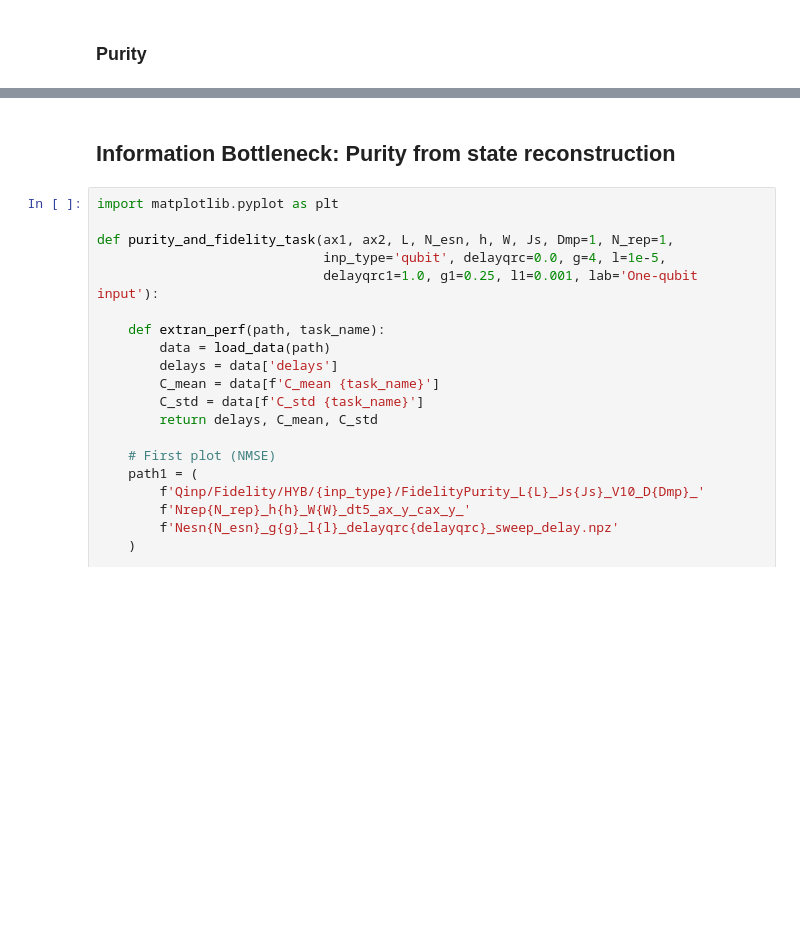
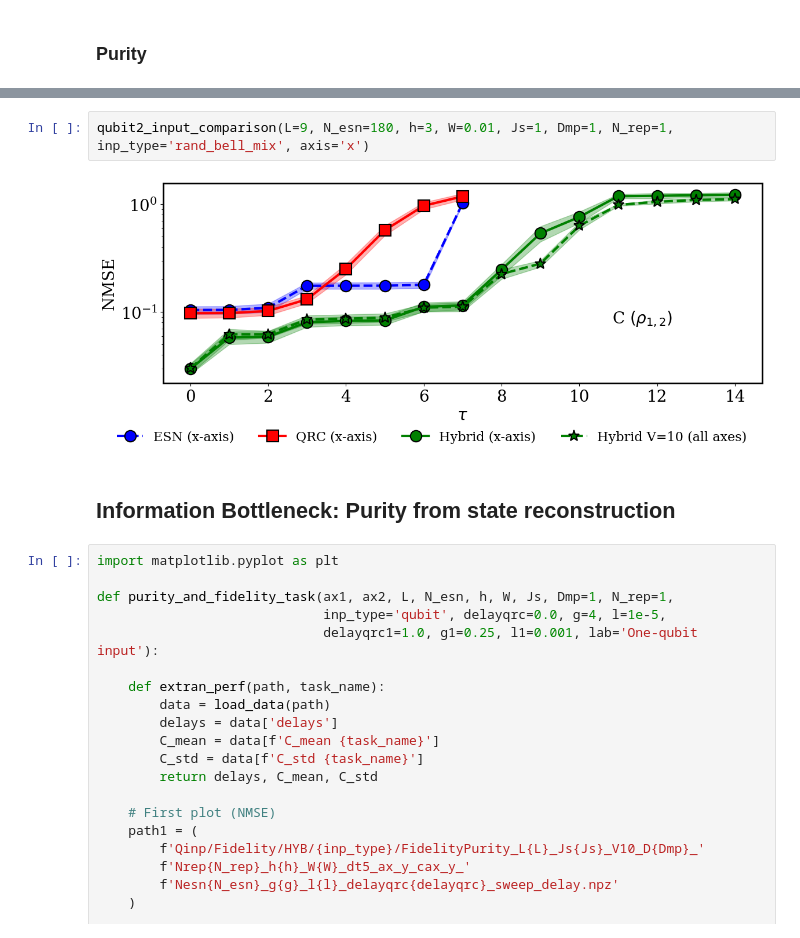
Before and after one commit to Mate1Coll/Neural-Network-in-Deep-Quantum-Classical-Architectures, a Jupyter notebook: plots.ipynb, the cells around one changed output, grey strips where cells are left out. Cells and saved outputs as stored; diff of their text form; blank space fills up the shorter version.

```diff
--- a/plots.ipynb
+++ b/plots.ipynb
@@ -1615,3 +1720,7 @@ qubit2_input_comparison(L=9, N_esn=180, h=3, W=0.01, Js=1, Dmp=1, N_rep=1, inp_t
+# %%
+qubit2_input_comparison(L=9, N_esn=180, h=3, W=0.01, Js=1, Dmp=1, N_rep=1, inp_type='rand_bell_mix', axis='x')
+# %% [output]
+[figure, added]
 # %% [markdown]
 ## Information Bottleneck: Purity from state reconstruction
 # %%
```
Also changed, not shown: parts of 3 cells of this notebook, 7 other files.
